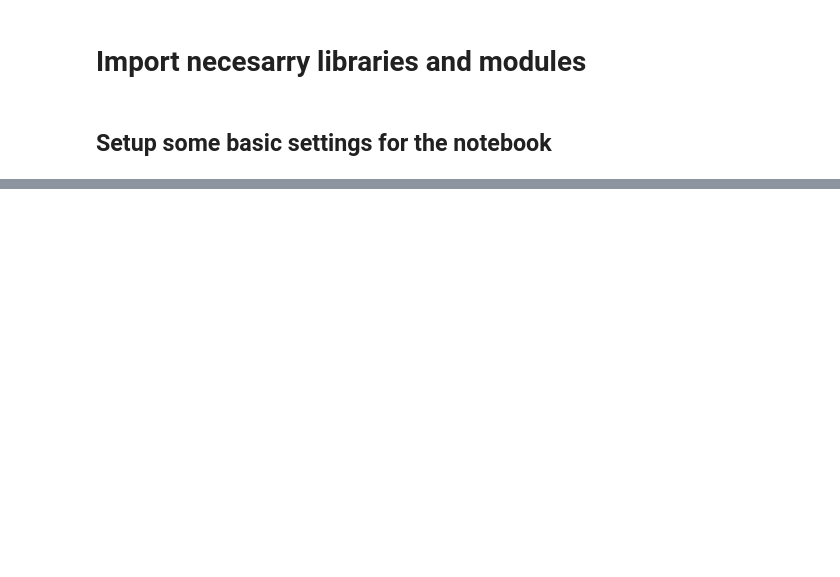
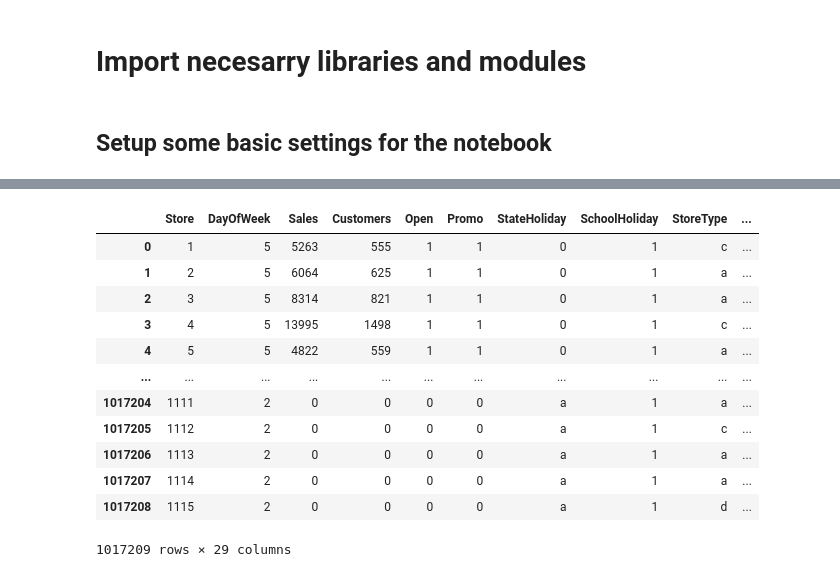
Before and after one commit to Zaid-N-Ansari/PG-Mini-Project, a Jupyter notebook: Regression/RossmannStoreSales.ipynb, the cells around one changed output, grey strips where cells are left out. Saved outputs shown, nothing was run; the diff lists cells and outputs as text; code cells hidden in the pictures; blank space fills up the shorter version.

```diff
--- a/Regression/RossmannStoreSales.ipynb
+++ b/Regression/RossmannStoreSales.ipynb
@@ -66,0 +180,56 @@ training_data.head(10)
+# %%
+from sklearn.base import BaseEstimator, TransformerMixin
+
+class DateFeatureExtractor(BaseEstimator, TransformerMixin):
+    def __init__(self, date_column='Date', date_format='%Y-%m-%d'):
+        self.date_column = date_column
+        self.date_format = date_format
+
+    def fit(self, X, y=None):
+        return self
+
+    def transform(self, X):
+        if not isinstance(X, pd.DataFrame):
+            if X.ndim == 1:
+                X_transformed = pd.DataFrame(X, columns=[self.date_column])
+            else:
+                X_transformed = pd.DataFrame(X)
+        else:
+            X_transformed = X.copy()
+
+        X_transformed[self.date_column] = pd.to_datetime(X_transformed[self.date_column], format=self.date_format)
+
+        X_transformed['year'] = X_transformed[self.date_column].dt.year
+        X_transformed['month'] = X_transformed[self.date_column].dt.month
+        X_transformed['day_of_month'] = X_transformed[self.date_column].dt.day
+        X_transformed['day_of_week'] = X_transformed[self.date_column].dt.dayofweek
+        X_transformed['week_of_year'] = X_transformed[self.date_column].dt.isocalendar().week.astype(int)
+        X_transformed['hour'] = X_transformed[self.date_column].dt.hour
+        X_transformed['quarter'] = X_transformed[self.date_column].dt.quarter
+        X_transformed['is_weekend'] = (X_transformed[self.date_column].dt.dayofweek >= 5).astype(int)
+
+        X_transformed['month_sin'] = np.sin(2 * np.pi * X_transformed['month'] / 12)
+        X_transformed['month_cos'] = np.cos(2 * np.pi * X_transformed['month'] / 12)
+        X_transformed['day_of_week_sin'] = np.sin(2 * np.pi * X_transformed['day_of_week'] / 7)
+        X_transformed['day_of_week_cos'] = np.cos(2 * np.pi * X_transformed['day_of_week'] / 7)
+
+        X_transformed = X_transformed.drop(columns=[self.date_column], axis=1)
+
+        return X_transformed
+
+dfe = DateFeatureExtractor().fit(training_data).transform(training_data)
+dfe
+# %% [output]
+|  | Store | DayOfWeek | Sales | Customers | Open | Promo | StateHoliday | SchoolHoliday | StoreType | ... |
+| 0 | 1 | 5 | 5263 | 555 | 1 | 1 | 0 | 1 | c | ... |
+| 1 | 2 | 5 | 6064 | 625 | 1 | 1 | 0 | 1 | a | ... |
+| 2 | 3 | 5 | 8314 | 821 | 1 | 1 | 0 | 1 | a | ... |
+| 3 | 4 | 5 | 13995 | 1498 | 1 | 1 | 0 | 1 | c | ... |
+| 4 | 5 | 5 | 4822 | 559 | 1 | 1 | 0 | 1 | a | ... |
+| ... | ... | ... | ... | ... | ... | ... | ... | ... | ... | ... |
+| 1017204 | 1111 | 2 | 0 | 0 | 0 | 0 | a | 1 | a | ... |
+| 1017205 | 1112 | 2 | 0 | 0 | 0 | 0 | a | 1 | c | ... |
+| 1017206 | 1113 | 2 | 0 | 0 | 0 | 0 | a | 1 | a | ... |
+| 1017207 | 1114 | 2 | 0 | 0 | 0 | 0 | a | 1 | a | ... |
+| 1017208 | 1115 | 2 | 0 | 0 | 0 | 0 | a | 1 | d | ... |
+1017209 rows × 29 columns
```
Also changed, not shown: parts of 13 cells of this notebook.
